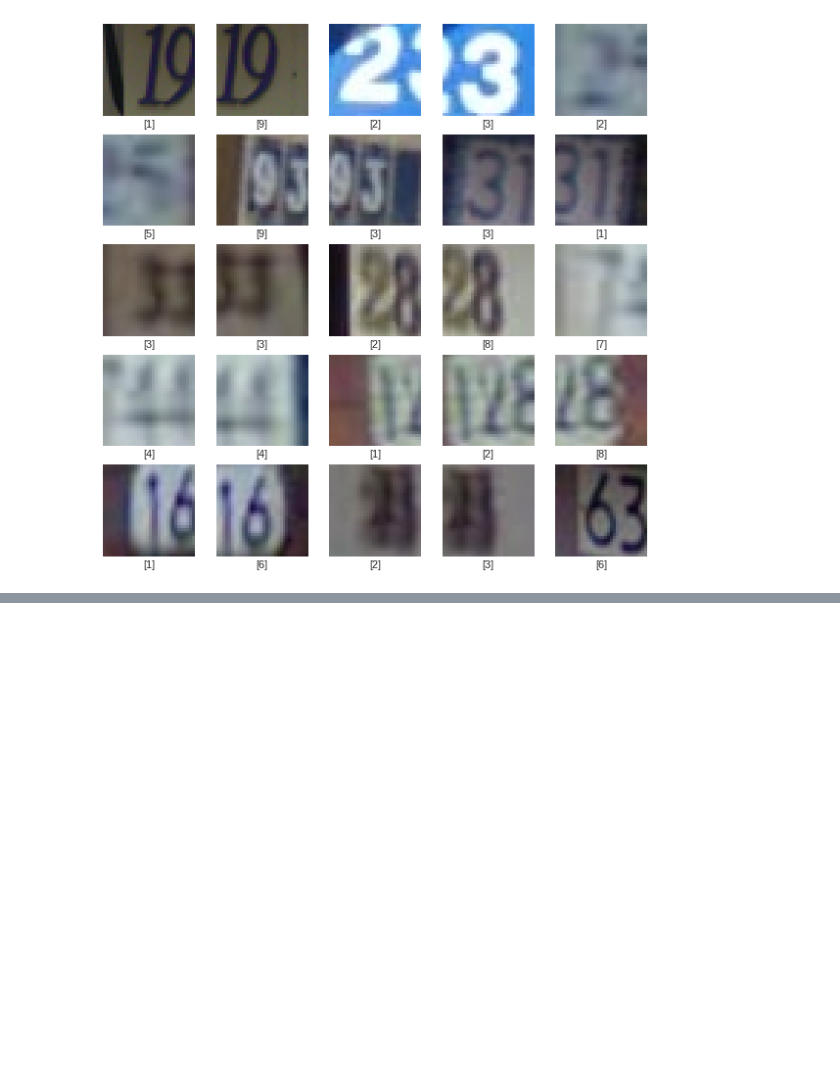
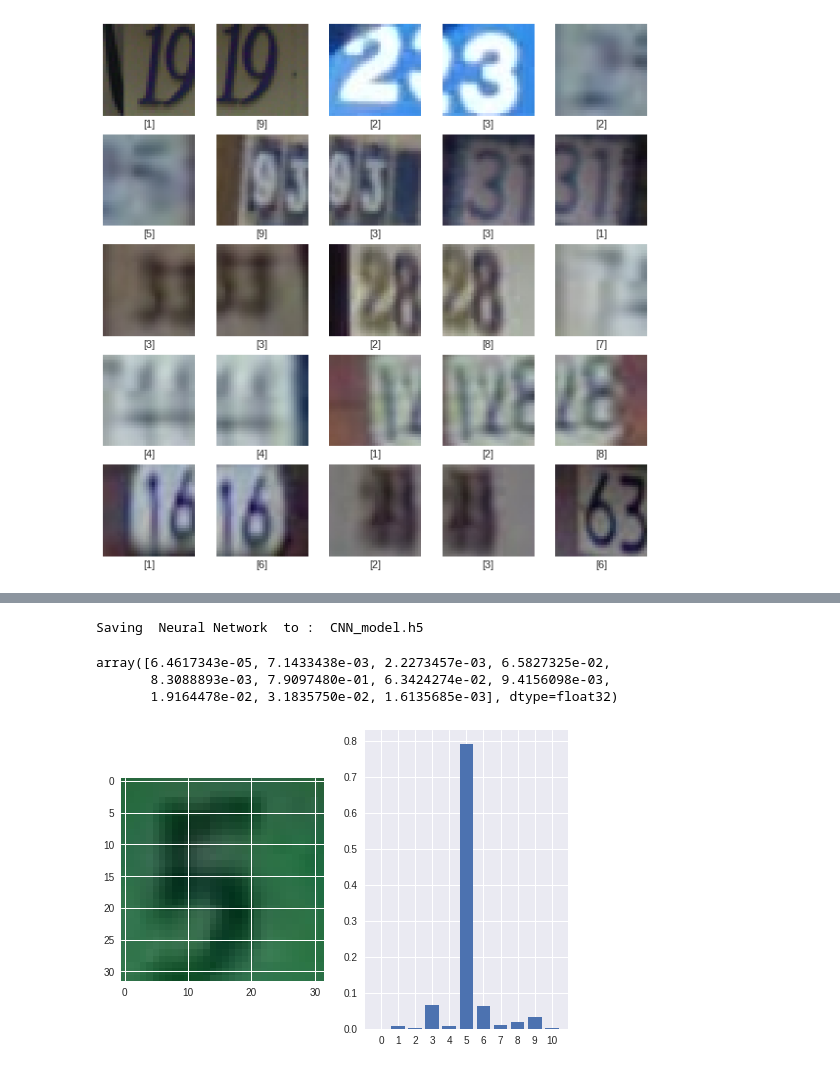
Before and after one commit to rubencg195/ML_Course_6915, a Jupyter notebook: Assignment_4_ML.ipynb, the cells around one changed output, grey strips where cells are left out. Saved outputs shown, nothing was run; the diff lists cells and outputs as text; code cells hidden in the pictures; blank space fills up the shorter version.

```diff
--- a/Assignment_4_ML.ipynb
+++ b/Assignment_4_ML.ipynb
@@ -122,0 +298,26 @@ predictions = model.predict(test_images)
+# %%
+nn.save("CNN_model.h5")
+# %% [output]
+Saving  Neural Network  to :  CNN_model.h5
+# %%
+cnn_predictions = cnn.model.predict(test_images)
+# %%
+cnn_predictions[0]
+# %% [output]
+array([6.4617343e-05, 7.1433438e-03, 2.2273457e-03, 6.5827325e-02,
+       8.3088893e-03, 7.9097480e-01, 6.3424274e-02, 9.4156098e-03,
+       1.9164478e-02, 3.1835750e-02, 1.6135685e-03], dtype=float32)
+# %%
+plt.plot([1,2])
+
+plt.subplot(1, 2, 1 )
+plt.imshow(test_images[0])
+counter = counter + 1
+
+plt.subplot(1, 2, 2 )
+plt.bar(x , cnn_predictions[0] )
+plt.xticks(x, x)
+counter = counter + 1
+plt.show()
+# %% [output]
+[figure, added]
```
Also changed, not shown: parts of 34 cells of this notebook.
